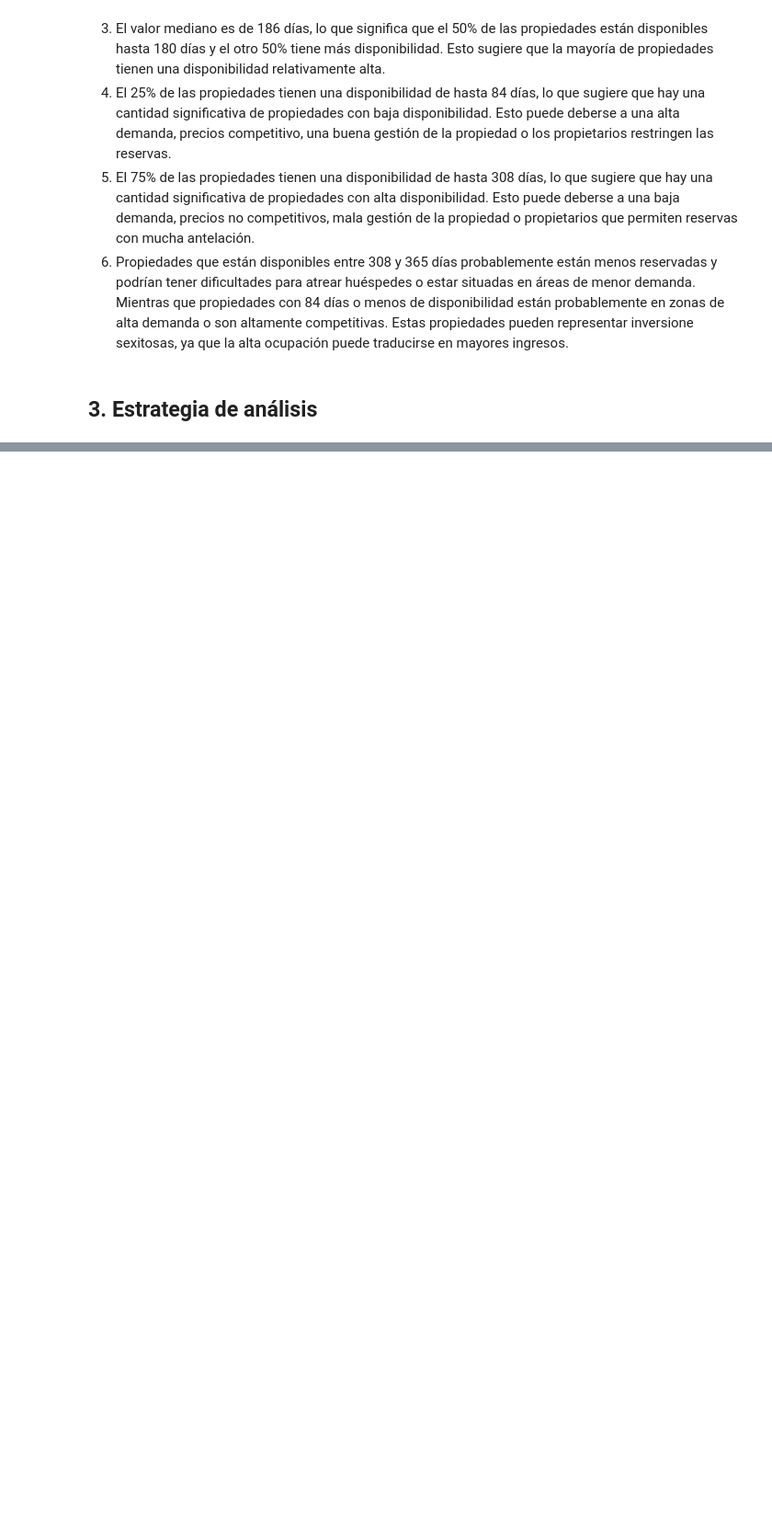
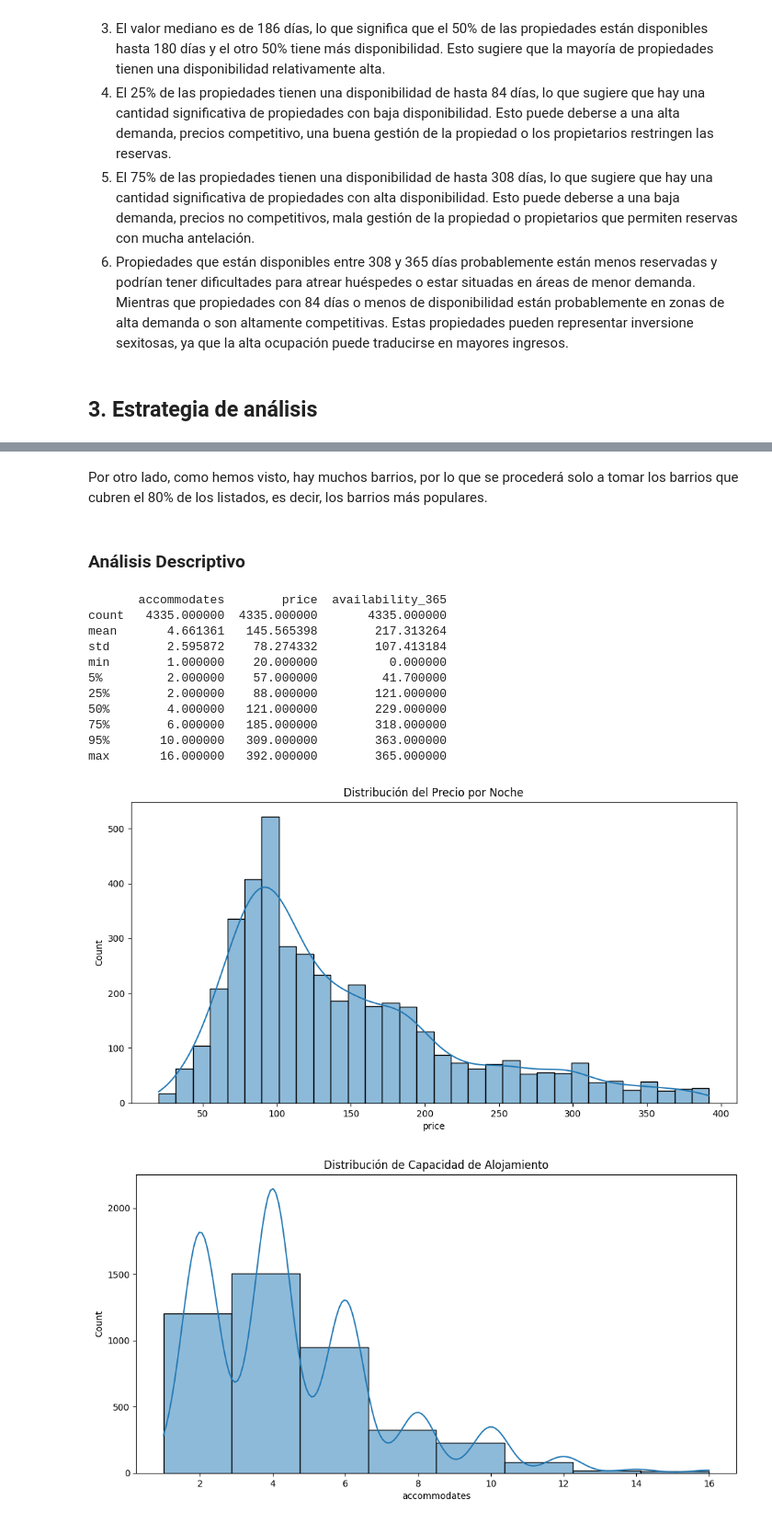
Before and after one commit to Cata1406/Taller1-CDA, a Jupyter notebook: eda.ipynb, the cells around one changed output, grey strips where cells are left out. Shown at 92% size. Drawn from its saved outputs; the diff is of its cells as text; code cells hidden in the pictures; blank space fills up the shorter version.

```diff
--- a/eda.ipynb
+++ b/eda.ipynb
@@ -411,0 +468,3 @@ La disponibilidad de las propiedades varía de 0 a 365 días.
+# %%
+# Se toman únicamente las  variables que se consideran relevantes
+df = df[["neighbourhood_cleansed", "room_type", "accommodates", "price", "availability_365"]]
@@ -411,0 +481,3 @@ La disponibilidad de las propiedades varía de 0 a 365 días.
+# %%
+# Eliminar filas con valores faltantes
+df = df.dropna(subset=["price"])
@@ -411,0 +486,50 @@ La disponibilidad de las propiedades varía de 0 a 365 días.
+# %%
+q1 = precio_limpio["price"].quantile(0.25)
+q3 = precio_limpio["price"].quantile(0.75)
+iqr = q3 - q1
+
+df = df[df["price"] <= (q3 + 1.5 * iqr)]
+# %% [markdown]
+Por otro lado, como hemos visto, hay muchos barrios, por lo que se procederá solo a tomar los barrios que cubren el 80% de los listados, es decir, los barrios más populares.
+# %%
+# Tomar los datos con solo los barrios que cubran el 80% de los datos
+neighbourhood_frec_cumsum = df["neighbourhood_cleansed"].value_counts(normalize=True).cumsum()
+neighbourhood_frec_cumsum
+
+neighbourhoods_to_keep = list(neighbourhood_frec_cumsum[neighbourhood_frec_cumsum <= 0.8].index)
+df = df[df["neighbourhood_cleansed"].isin(neighbourhoods_to_keep)]
+# %% [markdown]
+### Análisis Descriptivo
+# %%
+# Estadísticos descriptivos
+print(df.describe(percentiles=[0.05, 0.25, 0.5, 0.75, 0.95]))
+
+# Distribuciones de las variables numéricas
+plt.figure(figsize=(12, 6))
+sns.histplot(df['price'], kde=True)
+plt.title('Distribución del Precio por Noche')
+plt.show()
+
+plt.figure(figsize=(12, 6))
+sns.histplot(df['accommodates'], kde=True, bins=8)
+plt.title('Distribución de Capacidad de Alojamiento')
+plt.show()
+
+plt.figure(figsize=(12, 6))
+sns.histplot(df['availability_365'], kde=True)
+plt.title('Distribución de Disponibilidad Anual')
+plt.show()
+# %% [output]
+       accommodates        price  availability_365
+count   4335.000000  4335.000000       4335.000000
+mean       4.661361   145.565398        217.313264
+std        2.595872    78.274332        107.413184
+min        1.000000    20.000000          0.000000
+5%         2.000000    57.000000         41.700000
+25%        2.000000    88.000000        121.000000
+50%        4.000000   121.000000        229.000000
+75%        6.000000   185.000000        318.000000
+95%       10.000000   309.000000        363.000000
+max       16.000000   392.000000        365.000000
+[figure, added]
+[figure, added]
```
Also changed, not shown: parts of 29 cells of this notebook.
